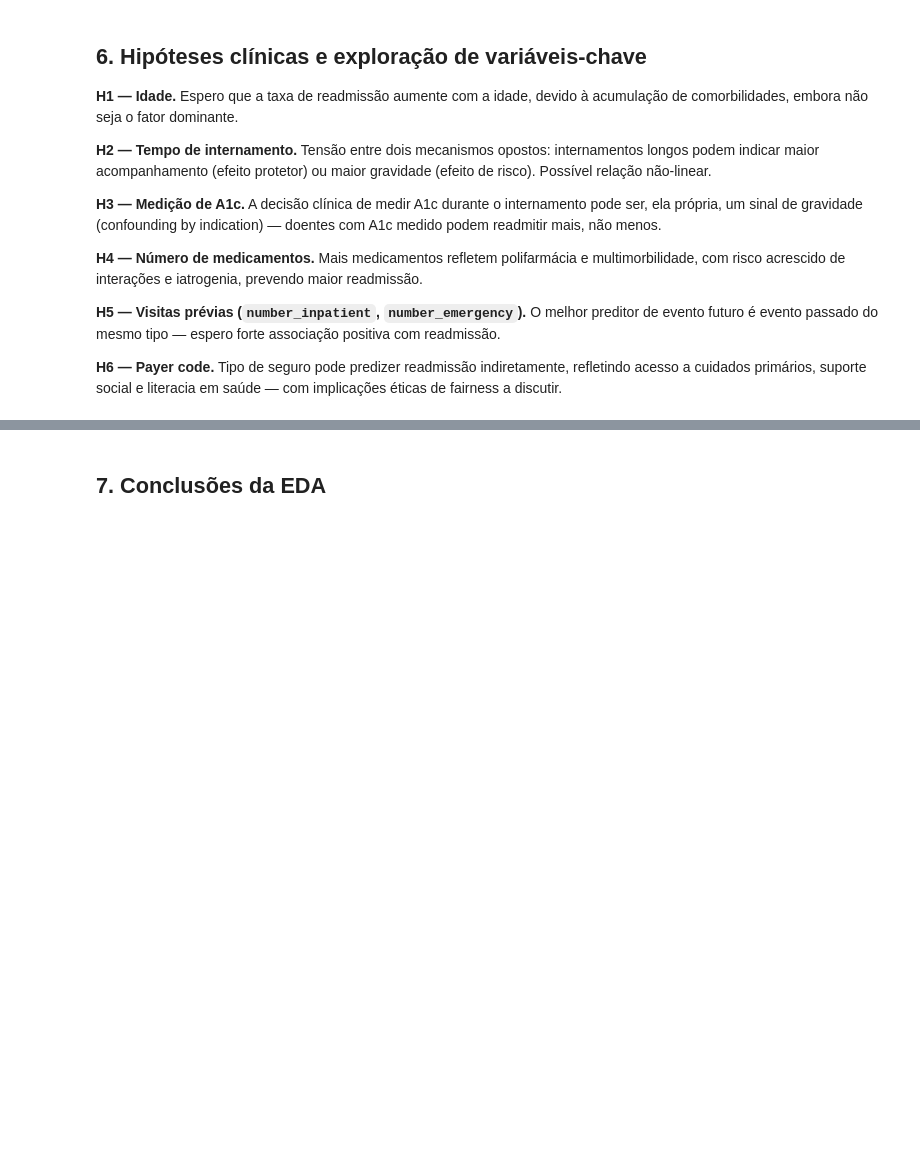
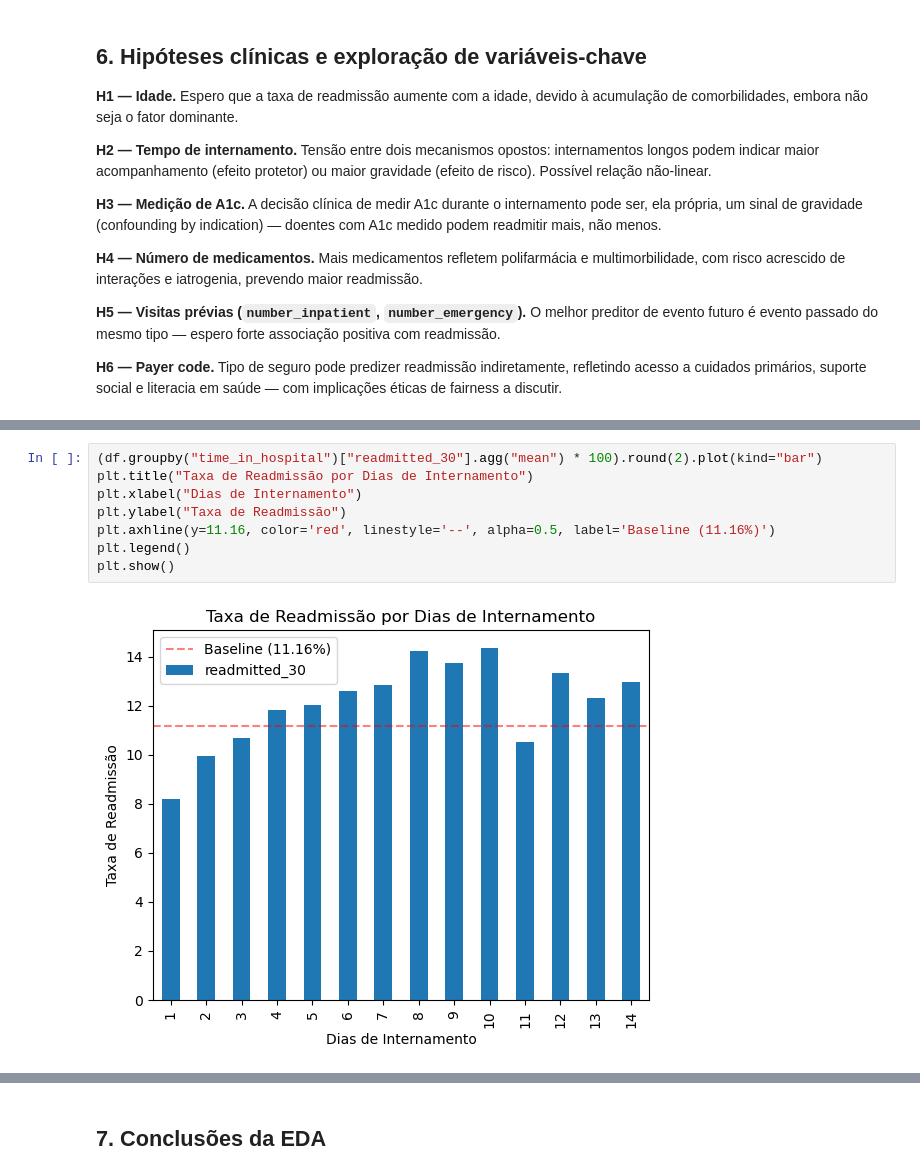
Before and after one commit to vvfpint0/diabetes-readmission-prediction, a Jupyter notebook: notebooks/01_EDA.ipynb, the cells around one changed output, grey strips where cells are left out. Drawn from its saved outputs; the diff is of its cells as text; blank space fills up the shorter version.

```diff
--- a/notebooks/01_EDA.ipynb
+++ b/notebooks/01_EDA.ipynb
@@ -349,0 +469,10 @@ Esta estrutura agrupada exige o uso de `GroupShuffleSplit` por `patient_nbr` na
+# %%
+(df.groupby("time_in_hospital")["readmitted_30"].agg("mean") * 100).round(2).plot(kind="bar")
+plt.title("Taxa de Readmissão por Dias de Internamento")
+plt.xlabel("Dias de Internamento")
+plt.ylabel("Taxa de Readmissão")
+plt.axhline(y=11.16, color='red', linestyle='--', alpha=0.5, label='Baseline (11.16%)')
+plt.legend()
+plt.show()
+# %% [output]
+[figure, added]
```
Also changed, not shown: parts of 19 cells of this notebook.
